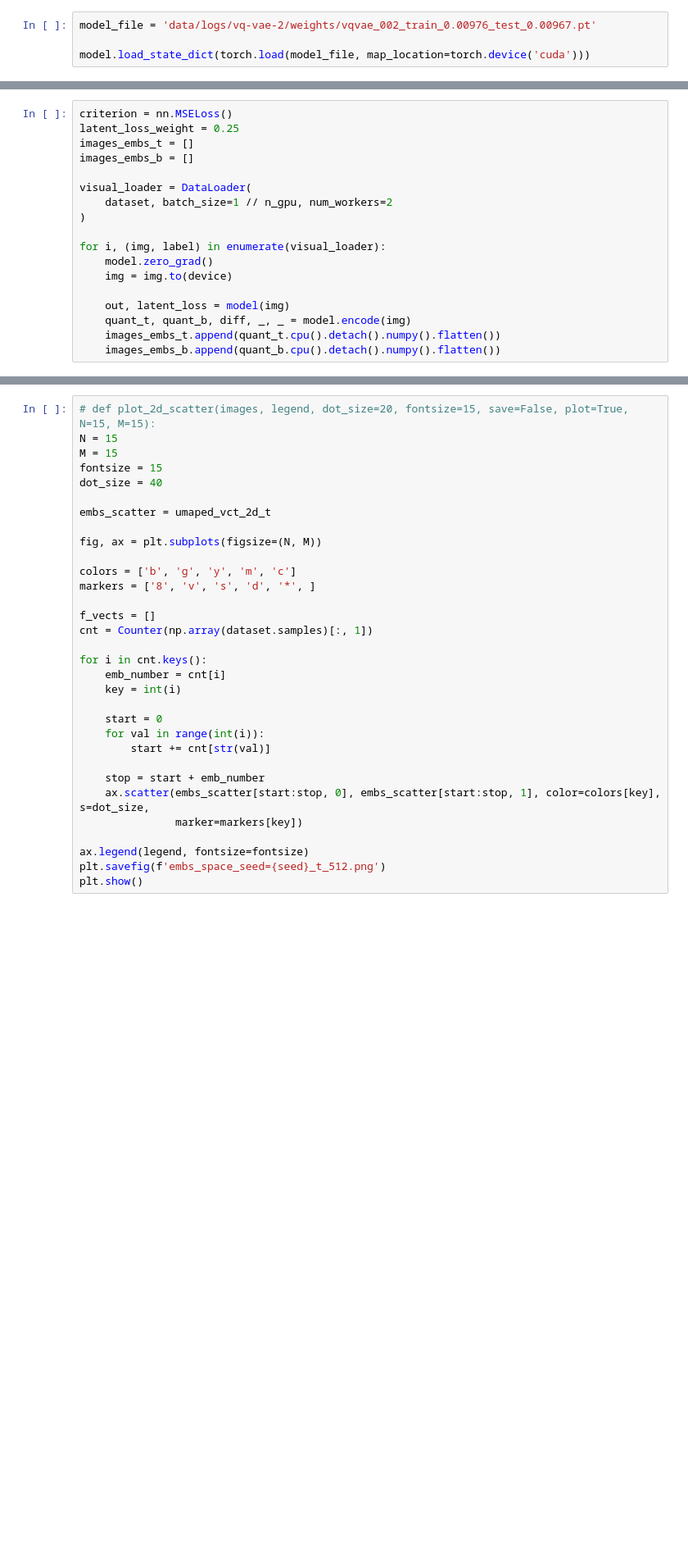
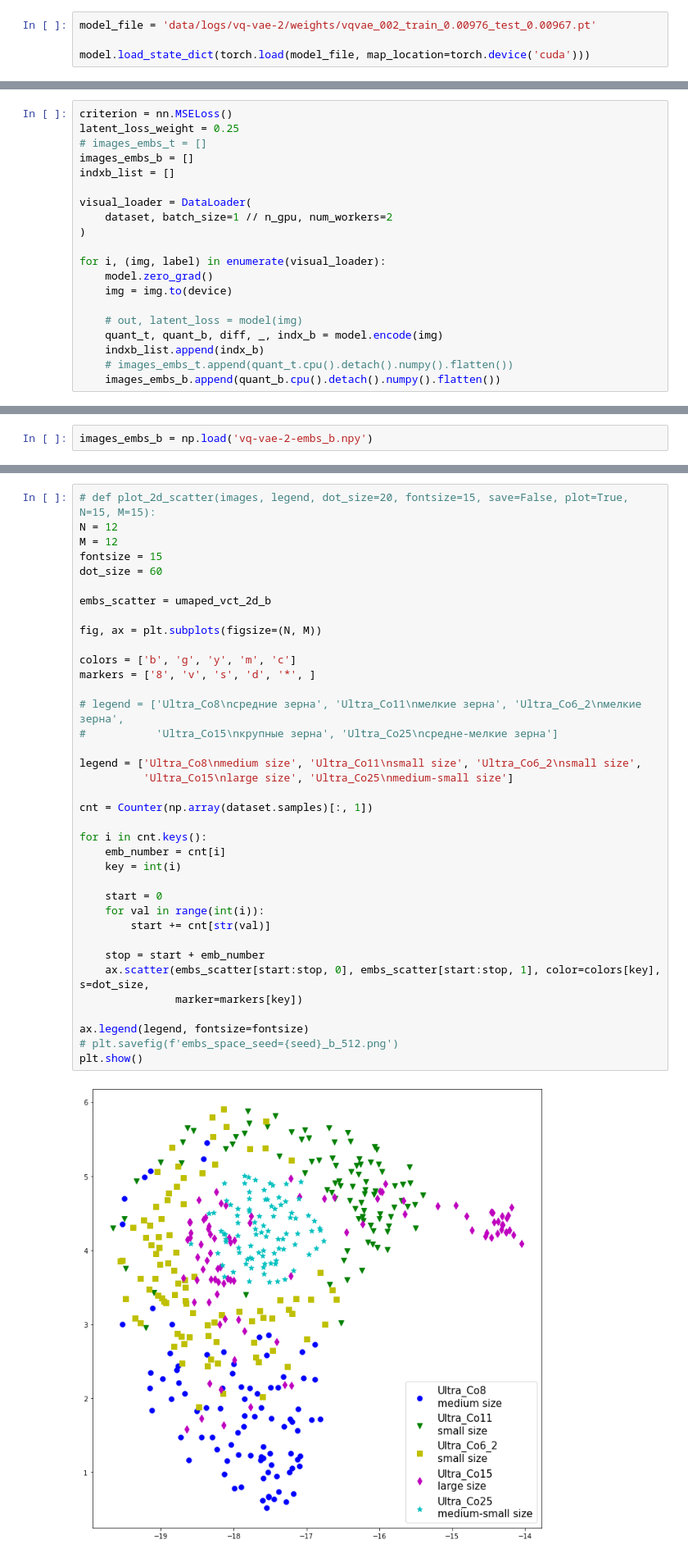
Before and after one commit to dkagramanyan/WC-Co_computer_vision, a Jupyter notebook: 07 - vq-vae-2.ipynb, the cells around one changed output, grey strips where cells are left out. Shown: that part at 82% size. Saved outputs shown, nothing was run; the diff lists cells and outputs as text; blank space fills up the shorter version.

```diff
--- a/07 - vq-vae-2.ipynb
+++ b/07 - vq-vae-2.ipynb
@@ -189,8 +192,9 @@ model.load_state_dict(torch.load(model_file, map_location=torch.device('cuda')))
 # %%
 criterion = nn.MSELoss()
 latent_loss_weight = 0.25
-images_embs_t = []
+# images_embs_t = []
 images_embs_b = []
+indxb_list = []
 
 visual_loader = DataLoader(
     dataset, batch_size=1 // n_gpu, num_workers=2
@@ -200,7 +204,8 @@ for i, (img, label) in enumerate(visual_loader):
     model.zero_grad()
     img = img.to(device)
 
-    out, latent_loss = model(img)
-    quant_t, quant_b, diff, _, _ = model.encode(img)
-    images_embs_t.append(quant_t.cpu().detach().numpy().flatten())
+    # out, latent_loss = model(img)
+    quant_t, quant_b, diff, _, indx_b = model.encode(img)
+    indxb_list.append(indx_b)
+    # images_embs_t.append(quant_t.cpu().detach().numpy().flatten())
     images_embs_b.append(quant_b.cpu().detach().numpy().flatten())
@@ -209,3 +220,5 @@ images_embs_b[0].shape
+# %%
+images_embs_b = np.load('vq-vae-2-embs_b.npy')
 # %%
 sample = test_loader.dataset[45][0]
 img = torch.unsqueeze(sample, 0)
@@ -237,35 +248,42 @@ legend = ['Ultra_Co8\nсредние зерна', 'Ultra_Co11\nмелкие зе
 # %%
 # def plot_2d_scatter(images, legend, dot_size=20, fontsize=15, save=False, plot=True, N=15, M=15):
-N = 15
-M = 15
+N = 12
+M = 12
 fontsize = 15
-dot_size = 40
+dot_size = 60
 
-embs_scatter = umaped_vct_2d_t
+embs_scatter = umaped_vct_2d_b
 
 fig, ax = plt.subplots(figsize=(N, M))
 
 colors = ['b', 'g', 'y', 'm', 'c']
 markers = ['8', 'v', 's', 'd', '*', ]
 
-f_vects = []
+# legend = ['Ultra_Co8\nсредние зерна', 'Ultra_Co11\nмелкие зерна', 'Ultra_Co6_2\nмелкие зерна',
+#           'Ultra_Co15\nкрупные зерна', 'Ultra_Co25\nсредне-мелкие зерна']
+
+legend = ['Ultra_Co8\nmedium size', 'Ultra_Co11\nsmall size', 'Ultra_Co6_2\nsmall size',
+          'Ultra_Co15\nlarge size', 'Ultra_Co25\nmedium-small size']
+
 cnt = Counter(np.array(dataset.samples)[:, 1])
 
 for i in cnt.keys():
     emb_number = cnt[i]
     key = int(i)
 
     start = 0
     for val in range(int(i)):
         start += cnt[str(val)]
 
     stop = start + emb_number
     ax.scatter(embs_scatter[start:stop, 0], embs_scatter[start:stop, 1], color=colors[key], s=dot_size,
                marker=markers[key])
 
 ax.legend(legend, fontsize=fontsize)
-plt.savefig(f'embs_space_seed={seed}_t_512.png')
+# plt.savefig(f'embs_space_seed={seed}_b_512.png')
 plt.show()
+# %% [output]
+[figure, added]
 # %%
 mse_losses = []
 ssim_losses = []
```
Also changed, not shown: parts of 11 cells of this notebook.
